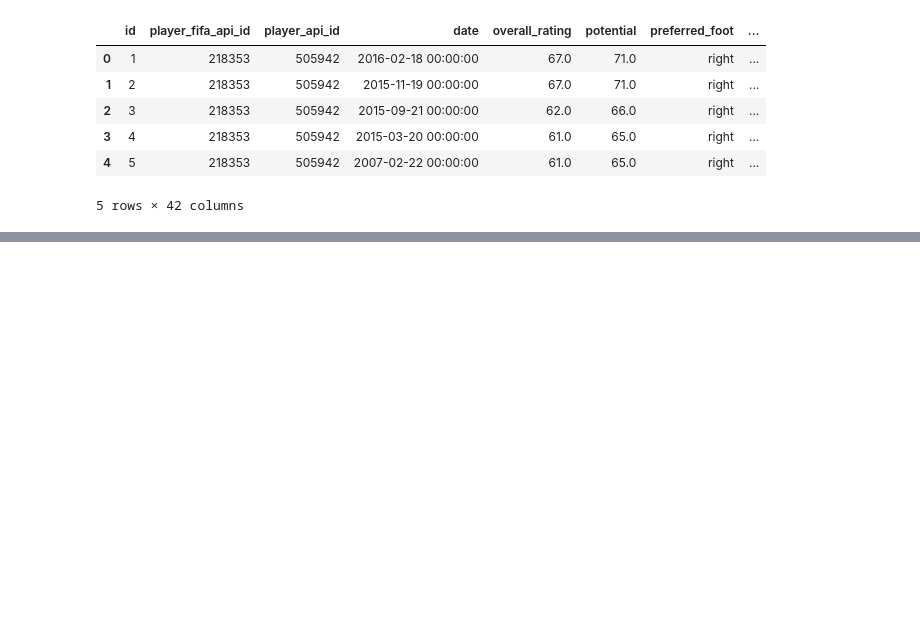
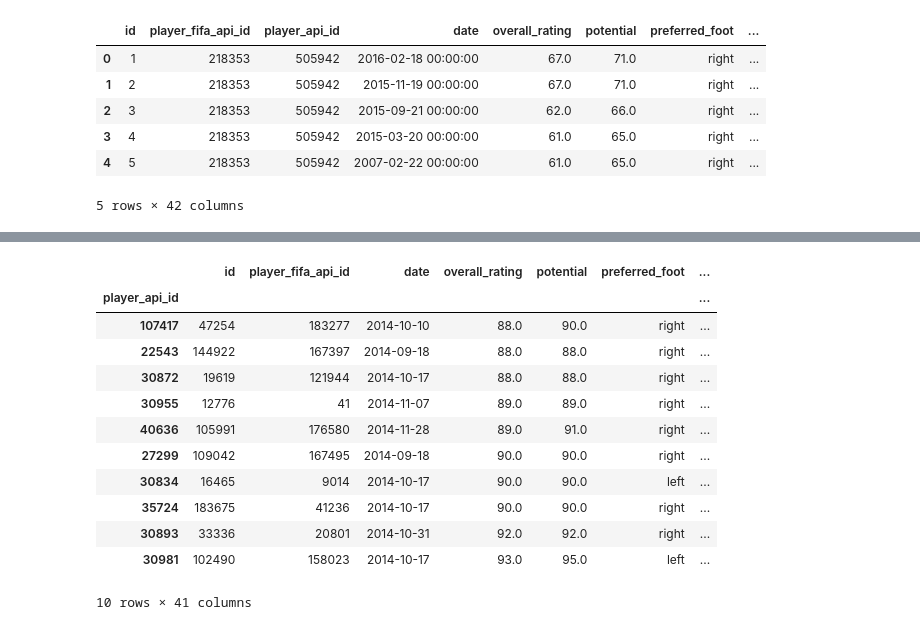
Before and after one commit to abhiksark/Udacity-DataAnalyst-Nanodegree, a Jupyter notebook: football_analysis/EDA.ipynb, the cells around one changed output, grey strips where cells are left out. Drawn from its saved outputs; the diff is of its cells as text; code cells hidden in the pictures; blank space fills up the shorter version.

```diff
--- a/football_analysis/EDA.ipynb
+++ b/football_analysis/EDA.ipynb
@@ -181,0 +270,18 @@ df_player_attributes.head()
+# %%
+df_comb_player_2014 = df_comb_player[df_comb_player['date'].dt.year == 2014]
+df_comb_player_2014 = df_comb_player_2014.sort_values('date').groupby('player_api_id').last()
+df_comb_player_2014.sort_values('overall_rating').tail(10)
+# %% [output]
+|  | id | player_fifa_api_id | date | overall_rating | potential | preferred_foot | ... |
+| player_api_id |  |  |  |  |  |  | ... |
+| 107417 | 47254 | 183277 | 2014-10-10 | 88.0 | 90.0 | right | ... |
+| 22543 | 144922 | 167397 | 2014-09-18 | 88.0 | 88.0 | right | ... |
+| 30872 | 19619 | 121944 | 2014-10-17 | 88.0 | 88.0 | right | ... |
+| 30955 | 12776 | 41 | 2014-11-07 | 89.0 | 89.0 | right | ... |
+| 40636 | 105991 | 176580 | 2014-11-28 | 89.0 | 91.0 | right | ... |
+| 27299 | 109042 | 167495 | 2014-09-18 | 90.0 | 90.0 | right | ... |
+| 30834 | 16465 | 9014 | 2014-10-17 | 90.0 | 90.0 | left | ... |
+| 35724 | 183675 | 41236 | 2014-10-17 | 90.0 | 90.0 | right | ... |
+| 30893 | 33336 | 20801 | 2014-10-31 | 92.0 | 92.0 | right | ... |
+| 30981 | 102490 | 158023 | 2014-10-17 | 93.0 | 95.0 | left | ... |
+10 rows × 41 columns
```
Also changed, not shown: parts of 43 cells of this notebook.
